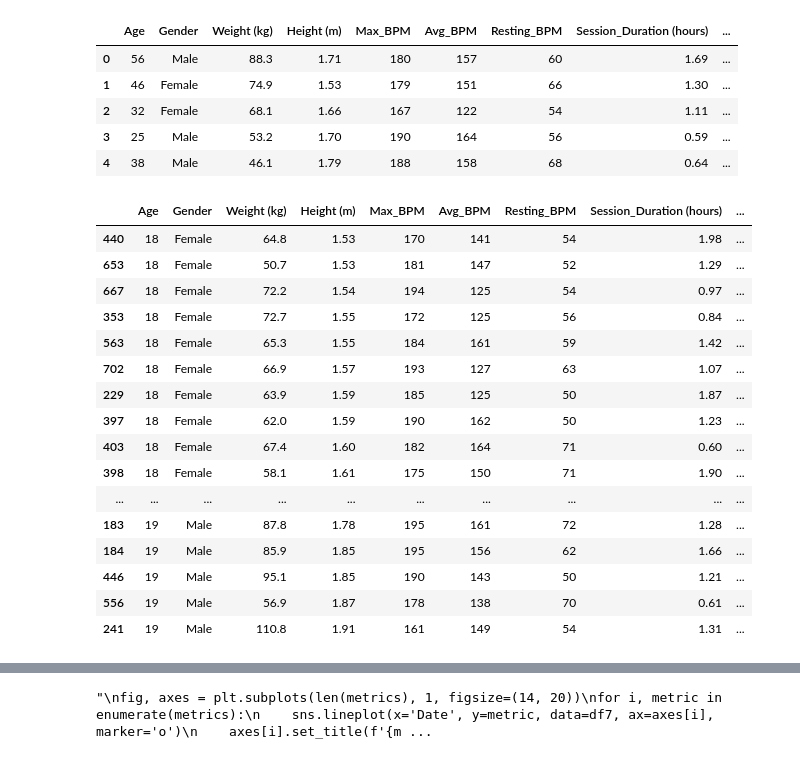
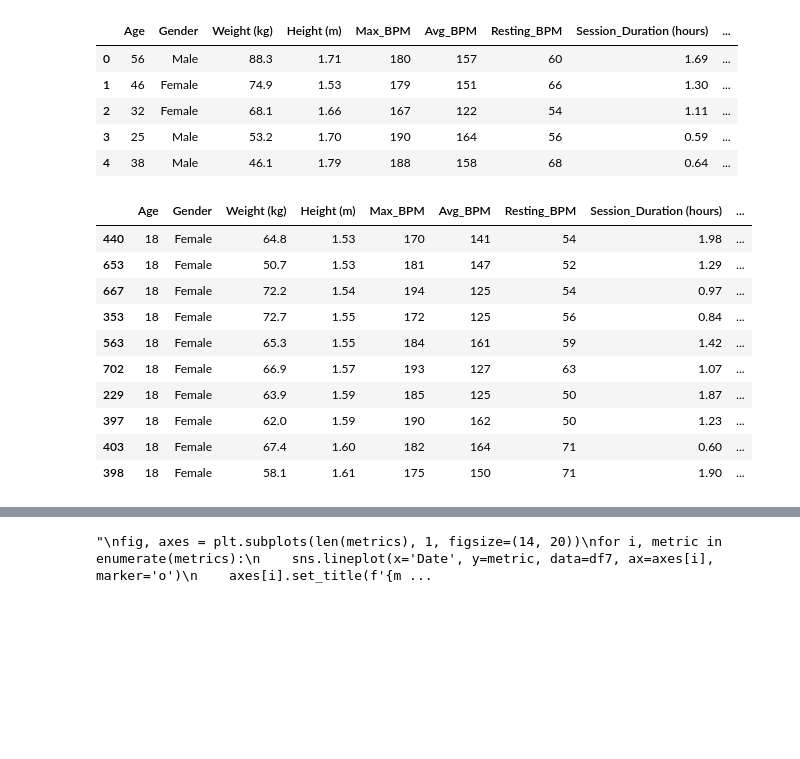
Before and after one commit to MikelTelo/dsft2409_mikeltelo, a Jupyter notebook: PROJECTS/eda_gym_members/eda_mta_3.ipynb, the cells around one changed output, grey strips where cells are left out. Saved outputs shown, nothing was run; the diff lists cells and outputs as text; code cells hidden in the pictures; blank space fills up the shorter version.

```diff
--- a/PROJECTS/eda_gym_members/eda_mta_3.ipynb
+++ b/PROJECTS/eda_gym_members/eda_mta_3.ipynb
@@ -42,26 +42,20 @@ max     49.840000
 # %%
 # Data Summary
 #print(df2.info())
 #print(df2.describe())
-df.sort_values(by=["Age","Gender","Height (m)"]).head(50)
+df.sort_values(by=["Age","Gender","Height (m)"]).head(10)
 # %% [output]
 |  | Age | Gender | Weight (kg) | Height (m) | Max_BPM | Avg_BPM | Resting_BPM | Session_Duration (hours) | ... |
 | 440 | 18 | Female | 64.8 | 1.53 | 170 | 141 | 54 | 1.98 | ... |
 | 653 | 18 | Female | 50.7 | 1.53 | 181 | 147 | 52 | 1.29 | ... |
 | 667 | 18 | Female | 72.2 | 1.54 | 194 | 125 | 54 | 0.97 | ... |
 | 353 | 18 | Female | 72.7 | 1.55 | 172 | 125 | 56 | 0.84 | ... |
 | 563 | 18 | Female | 65.3 | 1.55 | 184 | 161 | 59 | 1.42 | ... |
 | 702 | 18 | Female | 66.9 | 1.57 | 193 | 127 | 63 | 1.07 | ... |
 | 229 | 18 | Female | 63.9 | 1.59 | 185 | 125 | 50 | 1.87 | ... |
 | 397 | 18 | Female | 62.0 | 1.59 | 190 | 162 | 50 | 1.23 | ... |
 | 403 | 18 | Female | 67.4 | 1.60 | 182 | 164 | 71 | 0.60 | ... |
 | 398 | 18 | Female | 58.1 | 1.61 | 175 | 150 | 71 | 1.90 | ... |
-| ... | ... | ... | ... | ... | ... | ... | ... | ... | ... |
-| 183 | 19 | Male | 87.8 | 1.78 | 195 | 161 | 72 | 1.28 | ... |
-| 184 | 19 | Male | 85.9 | 1.85 | 195 | 156 | 62 | 1.66 | ... |
-| 446 | 19 | Male | 95.1 | 1.85 | 190 | 143 | 50 | 1.21 | ... |
-| 556 | 19 | Male | 56.9 | 1.87 | 178 | 138 | 70 | 0.61 | ... |
-| 241 | 19 | Male | 110.8 | 1.91 | 161 | 149 | 54 | 1.31 | ... |
 # %%
 # Data Summary
 #print(df3.info())
```
Also changed, not shown: parts of 9 cells of this notebook, 1 other file.
